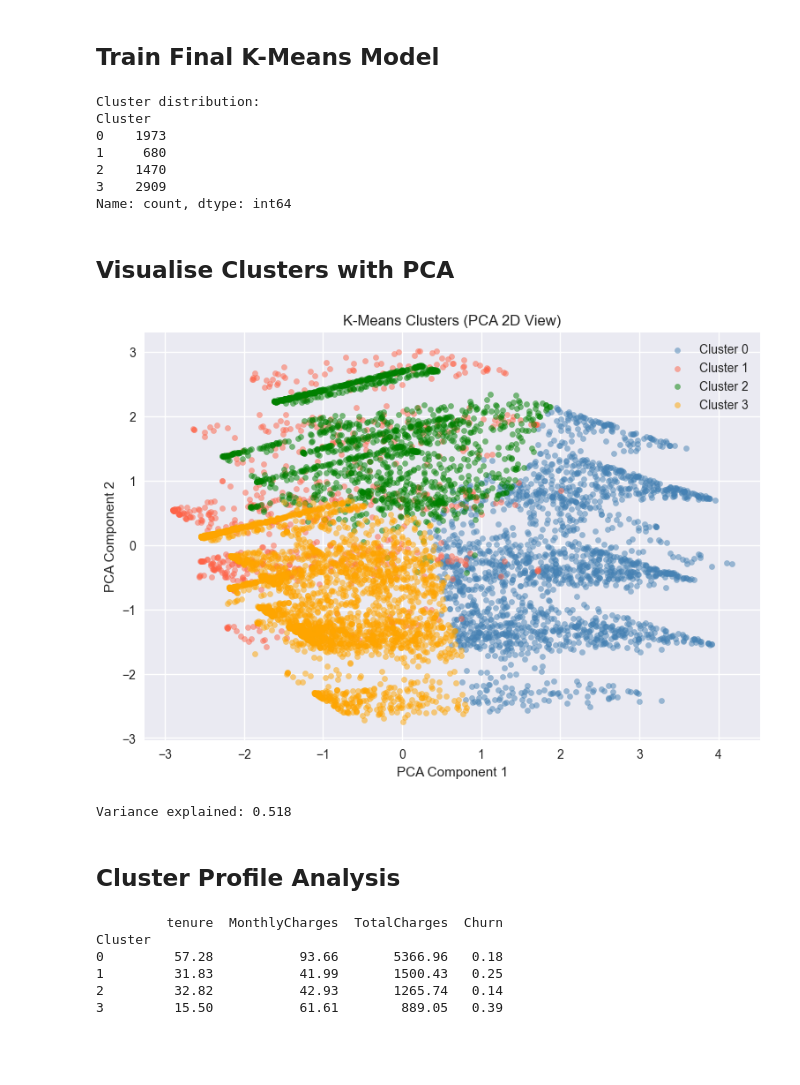
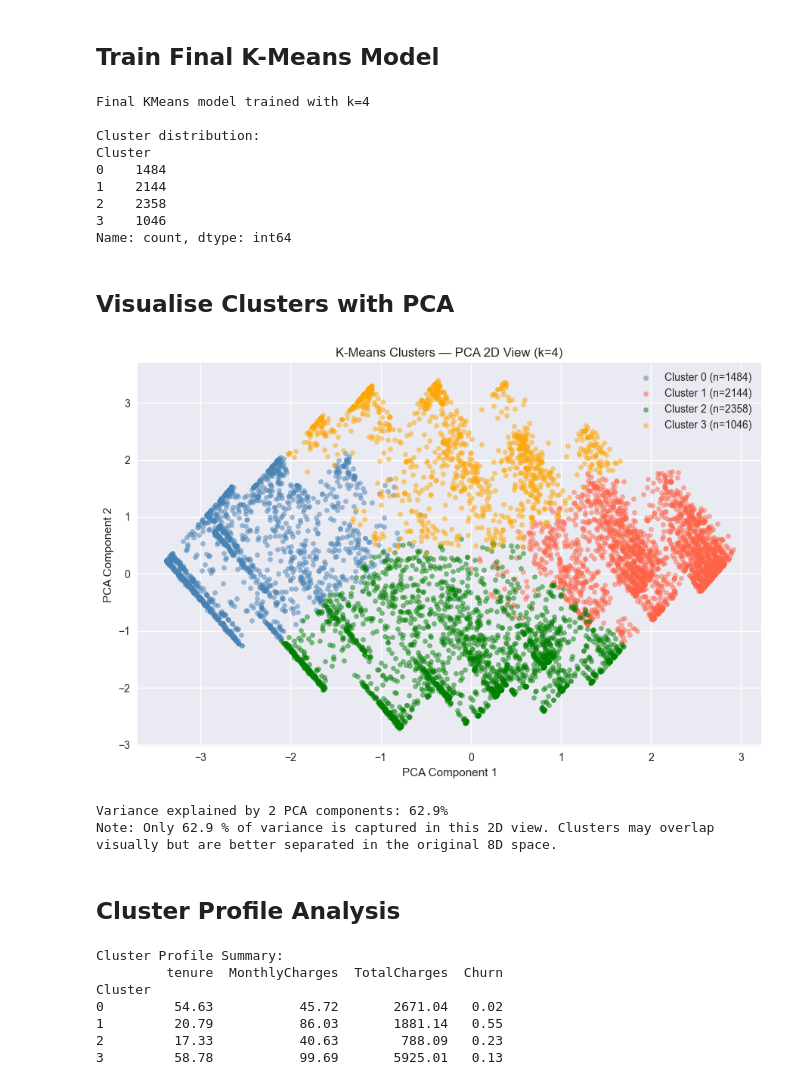
Before and after one commit to junaidreal4-hub/Customer-Churn-TELCO-Dataset-Report-Assignment-, a Jupyter notebook: notebooks/04_kmeans_segmentation.ipynb, the cells around one changed output. Saved outputs shown, nothing was run; the diff lists cells and outputs as text; code cells hidden in the pictures; blank space fills up the shorter version.

```diff
--- a/notebooks/04_kmeans_segmentation.ipynb
+++ b/notebooks/04_kmeans_segmentation.ipynb
@@ -97,57 +172,76 @@ Best k: 10
 # %% [markdown]
 ## Train Final K-Means Model
 # %%
-kmeans = KMeans(n_clusters=4, random_state=42, n_init=10)
+# ✅ FIX: k=4 justified by CH + DB metrics (check plots above) + business logic
+FINAL_K = 4
+
+kmeans = KMeans(n_clusters=FINAL_K, random_state=42, n_init=10)
 df["Cluster"] = kmeans.fit_predict(X_scaled)
 
-print("Cluster distribution:")
+print(f"Final KMeans model trained with k={FINAL_K}")
+print("\nCluster distribution:")
 print(df["Cluster"].value_counts().sort_index())
 # %% [output]
+Final KMeans model trained with k=4
+
 Cluster distribution:
 Cluster
-0    1973
-1     680
-2    1470
-3    2909
+0    1484
+1    2144
+2    2358
+3    1046
 Name: count, dtype: int64
 # %% [markdown]
 ## Visualise Clusters with PCA
 # %%
 pca = PCA(n_components=2)
 X_pca = pca.fit_transform(X_scaled)
+variance_explained = pca.explained_variance_ratio_.sum().round(3)
 
 plt.figure(figsize=(9, 6))
 colors = ["steelblue", "tomato", "green", "orange"]
 
-for cluster in range(4):
+for cluster in range(FINAL_K):
     mask = df["Cluster"] == cluster
-    plt.scatter(X_pca[mask, 0], X_pca[mask, 1],
-                label=f"Cluster {cluster}",
-                alpha=0.5, s=20, color=colors[cluster])
+    plt.scatter(
+        X_pca[mask, 0], X_pca[mask, 1],
+        label=f"Cluster {cluster} (n={mask.sum()})",
+        alpha=0.5, s=20,
+        color=colors[cluster]
+    )
 
-plt.title("K-Means Clusters (PCA 2D View)")
+plt.title(f"K-Means Clusters — PCA 2D View (k={FINAL_K})")
 plt.xlabel("PCA Component 1")
 plt.ylabel("PCA Component 2")
 plt.legend()
+plt.tight_layout()
 plt.savefig("../figures/15_kmeans_pca_clusters.png")
 plt.show()
 
-print("Variance explained:", pca.explained_variance_ratio_.sum().round(3))
+print(f"Variance explained by 2 PCA components: {variance_explained * 100:.1f}%")
+print("Note: Only", round(variance_explained * 100, 1),
+      "% of variance is captured in this 2D view.",
+      "Clusters may overlap visually but are better separated in the original 8D space.")
 # %% [output]
-[figure, old version]
+[figure, new version]
-Variance explained: 0.518
+Variance explained by 2 PCA components: 62.9%
+Note: Only 62.9 % of variance is captured in this 2D view. Clusters may overlap visually but are better separated in the original 8D space.
 # %% [markdown]
 ## Cluster Profile Analysis
 # %%
-cluster_summary = df.groupby("Cluster")[["tenure", "MonthlyCharges",
-                                          "TotalCharges", "Churn"]].mean().round(2)
+cluster_summary = df.groupby("Cluster")[
+    ["tenure", "MonthlyCharges", "TotalCharges", "Churn"]
+].mean().round(2)
+
+print("Cluster Profile Summary:")
 print(cluster_summary)
 # %% [output]
+Cluster Profile Summary:
          tenure  MonthlyCharges  TotalCharges  Churn
 Cluster
-0         57.28           93.66       5366.96   0.18
-1         31.83           41.99       1500.43   0.25
-2         32.82           42.93       1265.74   0.14
-3         15.50           61.61        889.05   0.39
+0         54.63           45.72       2671.04   0.02
+1         20.79           86.03       1881.14   0.55
+2         17.33           40.63        788.09   0.23
+3         58.78           99.69       5925.01   0.13
 # %%
 cluster_summary[["tenure", "MonthlyCharges", "TotalCharges"]].plot(
```
Also changed, not shown: parts of 9 cells of this notebook, 21 other files.
